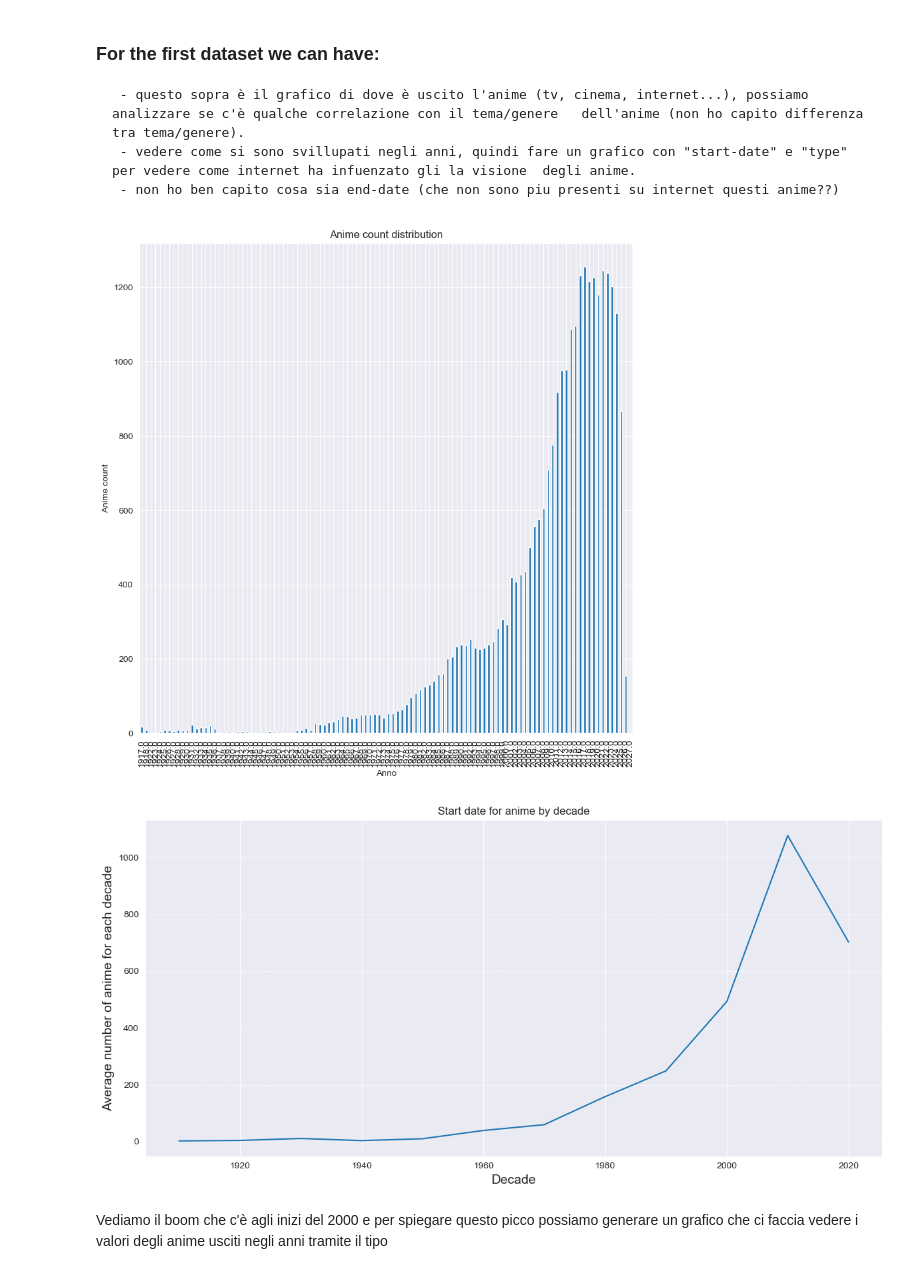
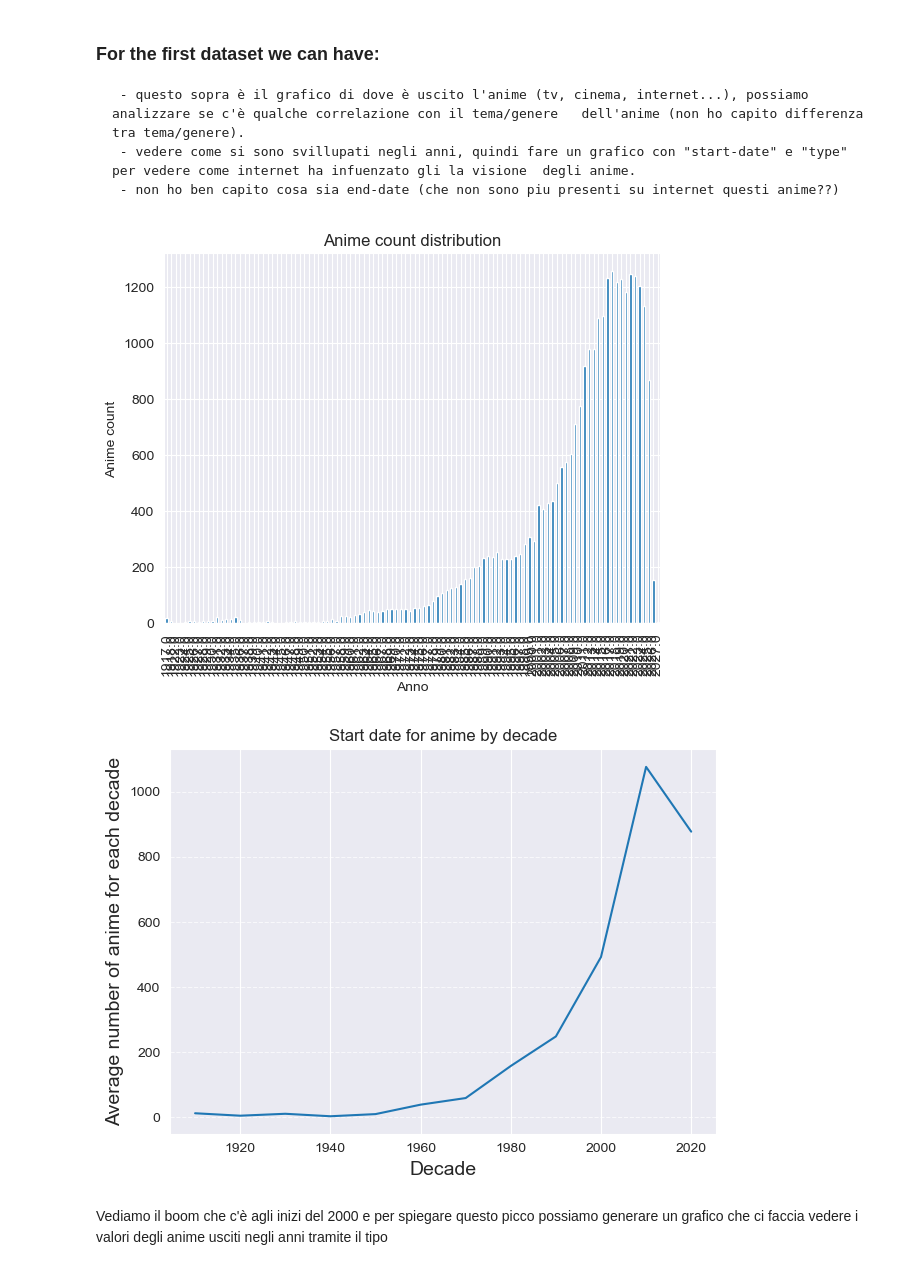
Before and after one commit to denis-budau/HCI-TWEB_2025-26, a Jupyter notebook: solution/data_visualitation.ipynb, the cells around one changed output. Saved outputs shown, nothing was run; the diff lists cells and outputs as text; code cells hidden in the pictures.

```diff
--- a/solution/data_visualitation.ipynb
+++ b/solution/data_visualitation.ipynb
@@ -28,22 +30,22 @@ Just an example of graph to see how they look, other example that we can develop
 # %%
 # da togliere quando passiamo dataset gia puliti
 anime_details_df["start_date"] = pd.to_datetime(anime_details_df["start_date"], errors='coerce')
 
 anime_counts = anime_details_df["start_date"].dt.year.value_counts().sort_index()
 
-plt.figure(figsize=(10, 10))
 anime_counts.plot(kind='bar')
 plt.title('Anime count distribution')
 plt.xlabel("Anno")
 plt.ylabel("Anime count")
 
 plt.show()
 # %% [output]
-[figure, old version]
+[figure, new version]
 # %%
 # to represent decade
-anime_details_df["decade"] = (anime_details_df["start_date"].dt.year // 10) * 10
+anime_details_df["decade"] = ((anime_details_df["start_date"].dt.year // 10) * 10).astype("Int64")
 film_counts_by_decade = anime_details_df["decade"].value_counts().sort_index()
+
 
 # take only the years that are present to compose the decade
 years_per_decade = (anime_details_df["start_date"].dt.year.groupby(anime_details_df["decade"]).nunique())
@@ -51,7 +53,6 @@ years_per_decade = (anime_details_df["start_date"].dt.year.groupby(anime_details
 adjusted_counts = film_counts_by_decade / years_per_decade
 
 # Plot di film_counts_by_decade
-plt.figure(figsize=(12, 6))
 plt.plot(adjusted_counts.index, adjusted_counts.values)
 
 plt.title("Start date for anime by decade")
@@ -62,6 +63,6 @@ plt.grid(True, axis="y", linestyle="--", alpha=0.7)
 plt.tight_layout()
 plt.show()
 # %% [output]
-[figure, old version]
+[figure, new version]
 # %% [markdown]
 Vediamo il boom che c'è agli inizi del 2000 e per spiegare questo picco possiamo generare un grafico che ci faccia vedere i valori degli anime usciti negli anni tramite il tipo
```
Also changed, not shown: parts of 13 cells of this notebook, 1 other file.
